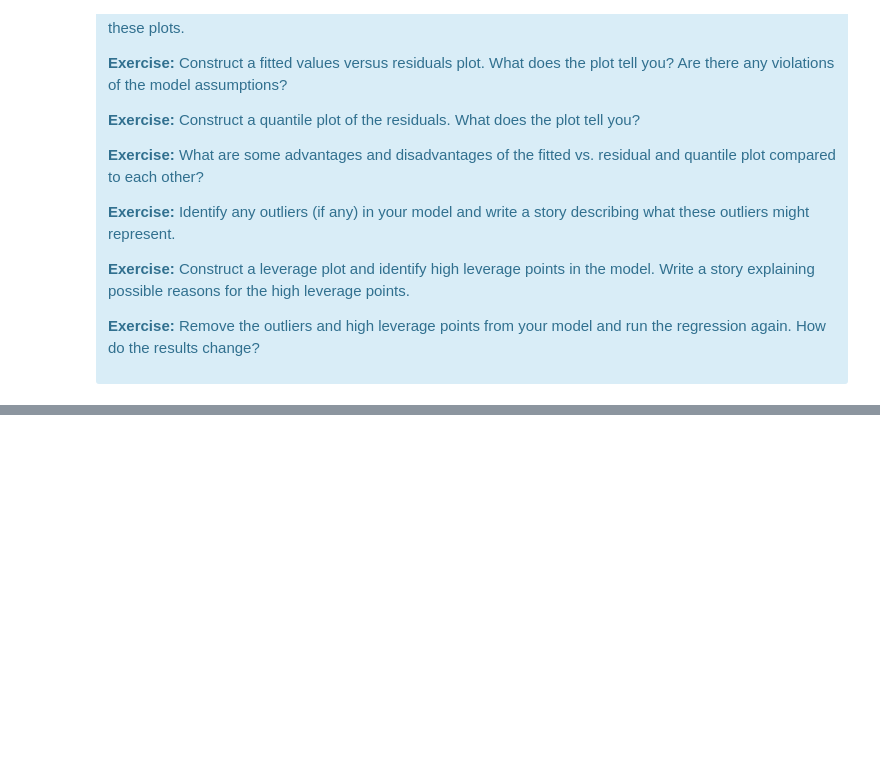
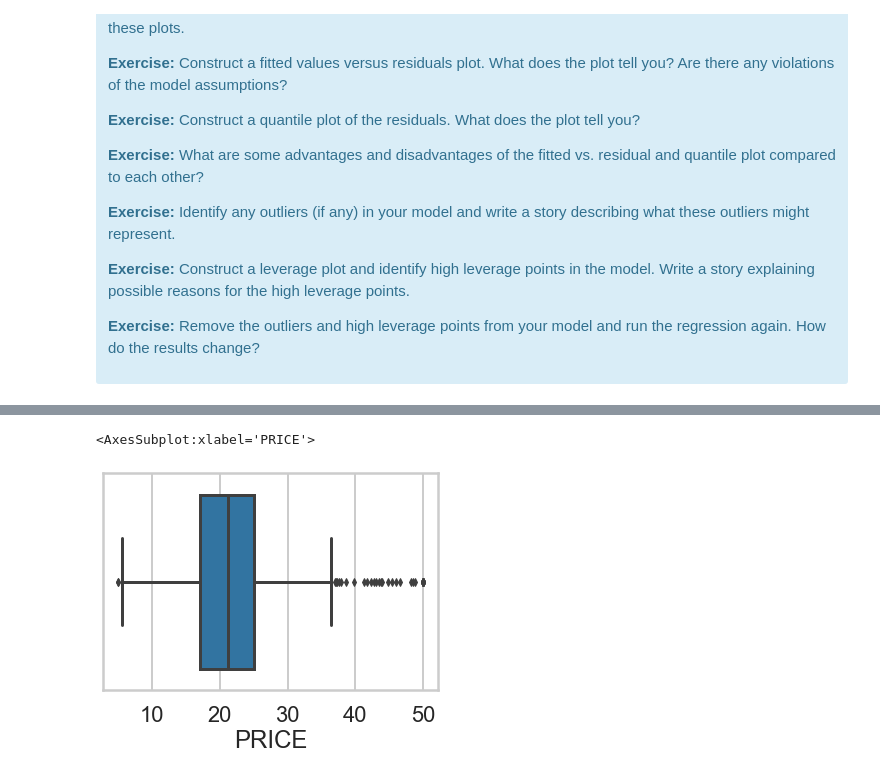
Before and after one commit to jiayuliu27/mec-mini-projects, a Jupyter notebook: mec-11.4.1-linear-regression-mini-project/Mini_Project_Linear_Regression.ipynb, the cells around one changed output, grey strips where cells are left out. Drawn from its saved outputs; the diff is of its cells as text; code cells hidden in the pictures; blank space fills up the shorter version.

```diff
--- a/mec-11.4.1-linear-regression-mini-project/Mini_Project_Linear_Regression.ipynb
+++ b/mec-11.4.1-linear-regression-mini-project/Mini_Project_Linear_Regression.ipynb
@@ -885,0 +915,7 @@ There are some other issues that are important investigate with linear regressio
+# %%
+### identify outliers in your model and write a story describing what these outliers might represent
+# plt.hist(bos.PRICE)
+sns.boxplot(bos.PRICE)
+# %% [output]
+<AxesSubplot:xlabel='PRICE'>
+[figure, added]
```
Also changed, not shown: parts of 8 cells of this notebook.
